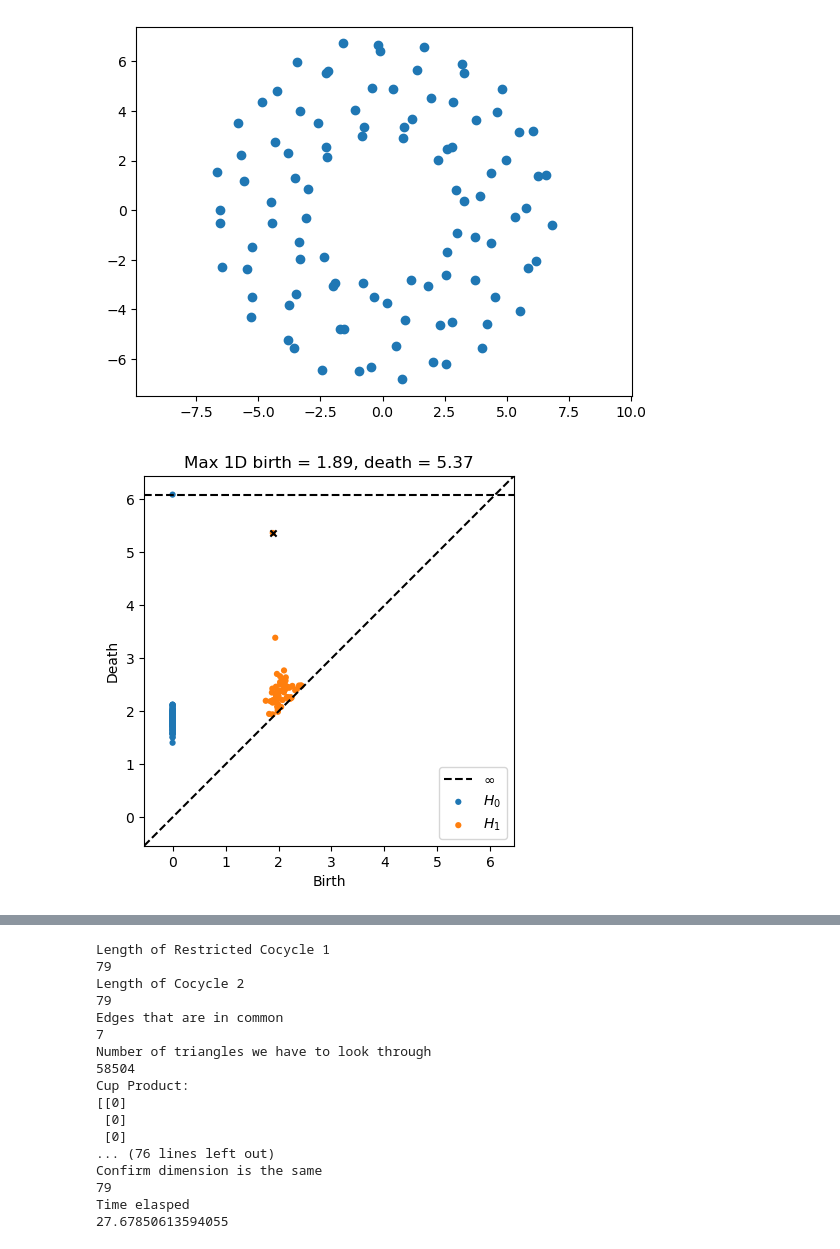
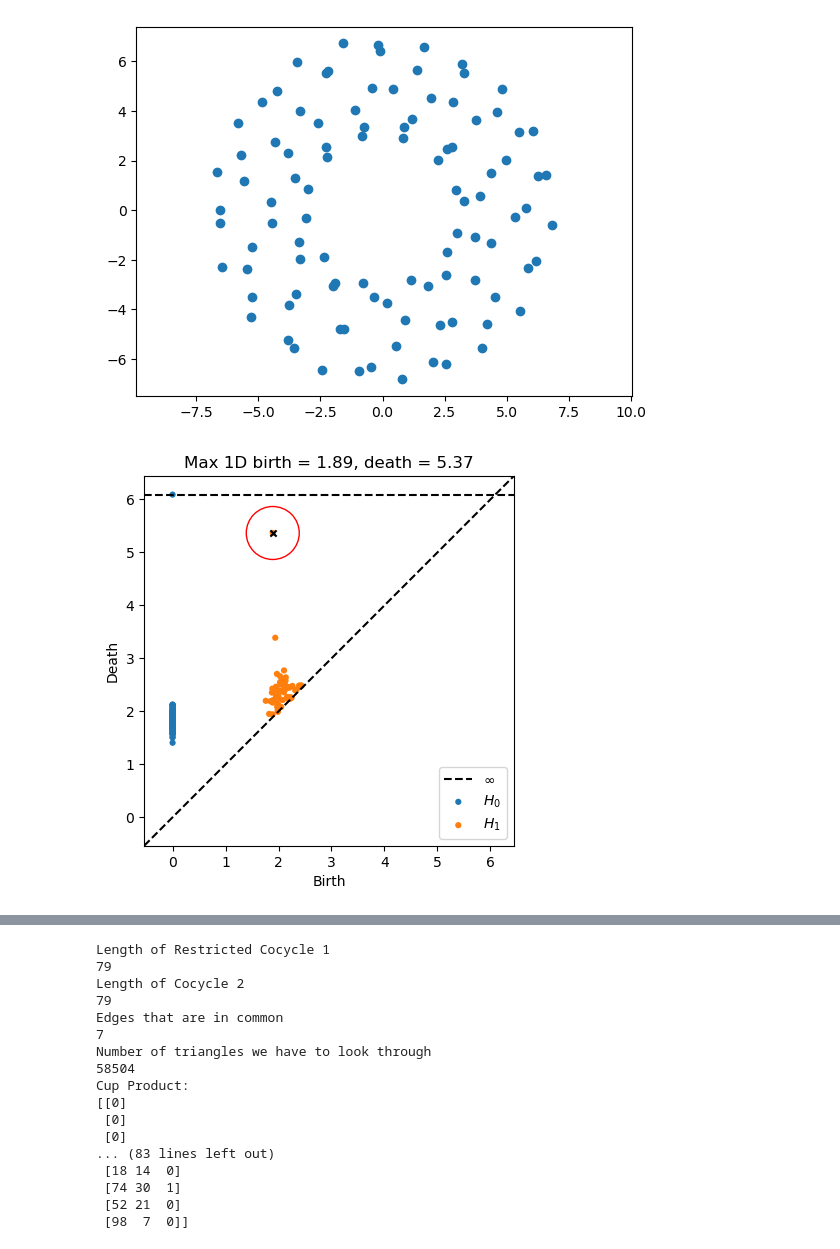
Before and after one commit to smart040/TTSA-Project1-PERCUP, a Jupyter notebook: GudhiBoundary.ipynb, the cells around one changed output, grey strips where cells are left out. Saved outputs shown, nothing was run; the diff lists cells and outputs as text; code cells hidden in the pictures.

```diff
--- a/GudhiBoundary.ipynb
+++ b/GudhiBoundary.ipynb
@@ -58,6 +58,7 @@ dgm1 = diagrams[1]
 idx = np.argmax(dgm1[:, 1] - dgm1[:, 0])
 plot_diagrams(diagrams, show = False)
 plt.scatter(dgm1[idx, 0], dgm1[idx, 1], 20, 'k', 'x')
+plt.gca().add_patch(plt.Circle((dgm1[idx, 0], dgm1[idx, 1]), 0.5, color='r', fill=False))
 plt.title("Max 1D birth = %.3g, death = %.3g"%(dgm1[idx, 0], dgm1[idx, 1]))
 plt.show()
 cocycle1 = cocycles[1][idx] #I think that this is the representative cocycle for the highest point
@@ -67,6 +68,7 @@ sorted_indices = np.argsort(dgm1[:, 1] - dgm1[:, 0])
 idx = sorted_indices[-2] #this will give me the second highest persistent point
 plot_diagrams(diagrams, show = False)
 plt.scatter(dgm1[idx, 0], dgm1[idx, 1], 20, 'k', 'x')
+plt.gca().add_patch(plt.Circle((dgm1[idx, 0], dgm1[idx, 1]), 0.5, color='r', fill=False))
 plt.title("Max 1D birth = %.3g, death = %.3g"%(dgm1[idx, 0], dgm1[idx, 1]))
 plt.show()
 cocycle2 = cocycles[1][idx] #I think that this is the representative cocyle for the second highest persistent point
@@ -177,43 +179,61 @@ c1 = np.vstack(cup_rc1)
 #print(len(c1))
 #print(c1)
 
-#I guess try psi
+#Try psi
 
-# First, let's do phi
 cup_rc2 = []
 
-for i in range(len(rcocycle1)):
+for i in range(len(cocycle2)):
     found_match = False
 
     for j in range(len(t)):
-        if np.array_equal(rcocycle1[i, :2], t[j, 1:3]):
+        if np.array_equal(cocycle2[i, :2], t[j, 1:3]):
             found_match = True
-            cup_rc2.append(rcocycle1[i, 2:3])
+            cup_rc2.append(cocycle2[i, 2:3])
             break
 
     if not found_match:
-        rcocycle1[i, 2:3] = 0
-        cup_rc2.append(rcocycle1[i,2:3])
+        cocycle2[i, 2:3] = 0
+        cup_rc2.append(cocycle2[i,2:3])
 
 c2 = np.vstack(cup_rc2)
 #print(len(c2))
 
 #Now lets cup the two by taking the component wise multiplication of the two vectors
+
+
+
 cup_product=[]
+
+#First lets see what triangles actually exist
 for i in range(len(c1)):
-    x=(c1[i]*c2[i])%2
-    cup_product.append(x)
+    for j in range(len(c2)):
+
+
+
+
+
+
+
+
+
+
+
+
+        x=(c1[i]*c2[j])%2
+        cup_product.append(x)
 
 cup=np.vstack(cup_product)
 print("Cup Product:")
 print(cup)
 print("Confirm dimension is the same")
 print(len(cup))
 
 
 time_e=time.time()-start_time
 print("Time elasped")
 print(time_e)
+print(cocycle2)
 # %% [output]
 [figure]
-[figure, old version]
+[figure, new version]
@@ -230,11 +250,11 @@ Cup Product:
 [[0]
  [0]
  [0]
-... (76 lines left out)
-Confirm dimension is the same
-79
-Time elasped
-27.67850613594055
+... (83 lines left out)
+ [18 14  0]
+ [74 30  1]
+ [52 21  0]
+ [98  7  0]]
 # %%
 #x wont work with gudhi for some reason so we gotta find another way to sample data because it is way too big.
 
```
Also changed, not shown: parts of 10 cells of this notebook.
